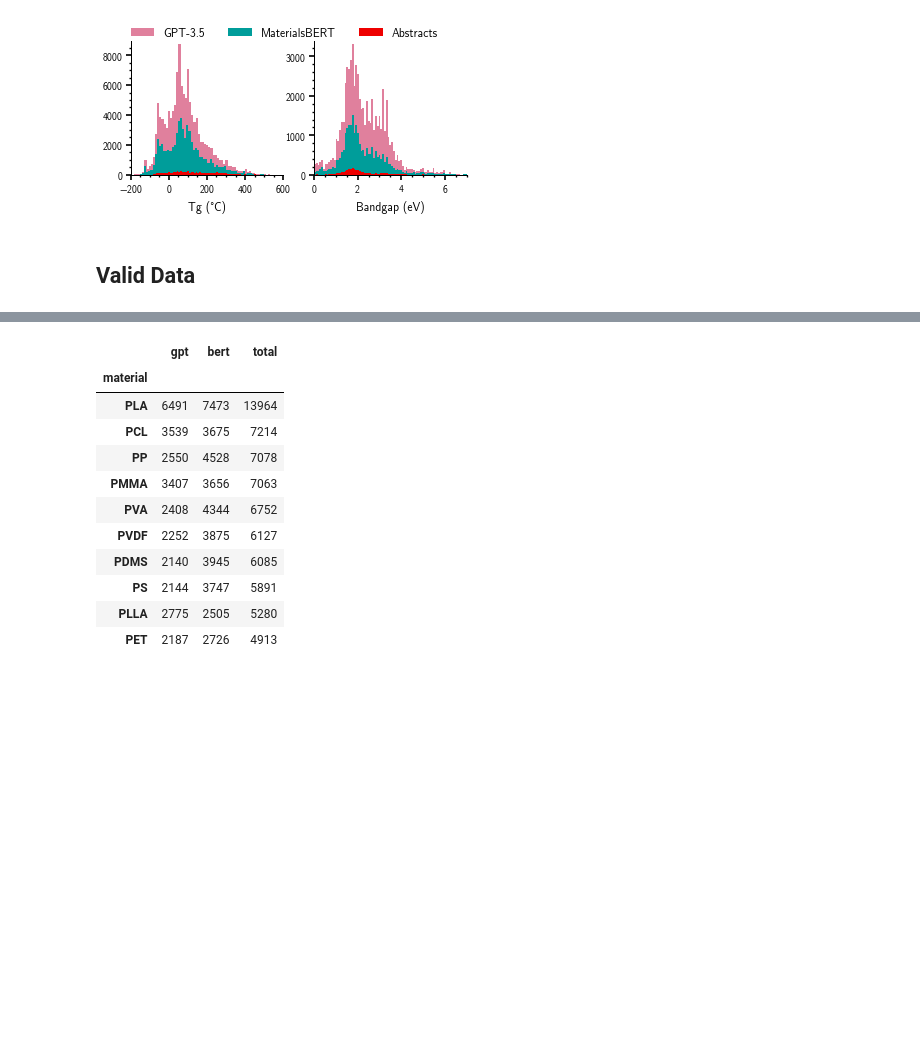
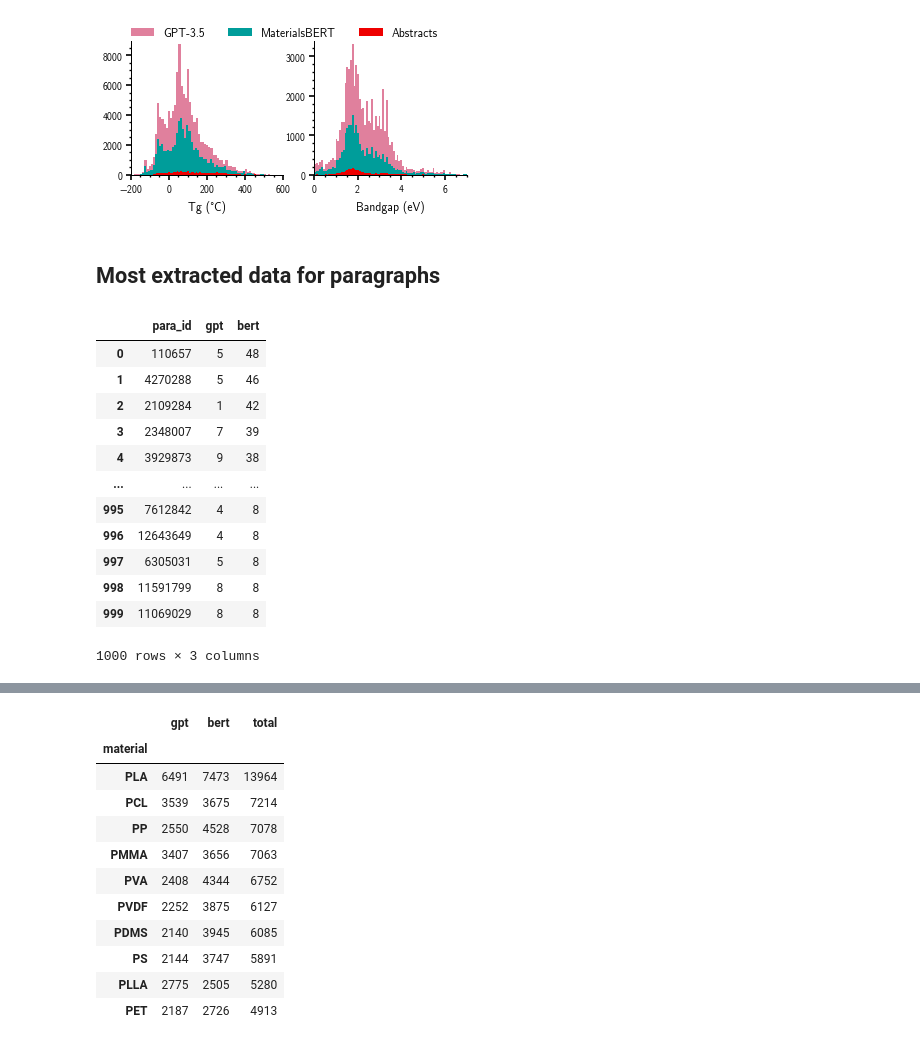
Before and after one commit to Ramprasad-Group/PromptDataExtraction, a Jupyter notebook: notebooks/GPT_vs_MBert.ipynb, the cells around one changed output, grey strips where cells are left out. Saved outputs shown, nothing was run; the diff lists cells and outputs as text; code cells hidden in the pictures; blank space fills up the shorter version.

```diff
--- a/notebooks/GPT_vs_MBert.ipynb
+++ b/notebooks/GPT_vs_MBert.ipynb
@@ -121,5 +121,39 @@ plt.savefig('notebooks/Extracted-Data-Histograms.png', dpi=600)
 plt.show()
 # %% [output]
 [figure]
-# %% [markdown]
-## Valid Data
+# %% [markdown]
+## Most extracted data for paragraphs
+# %%
+most = execute("""
+    SELECT
+        em.para_id,
+        sum(CASE WHEN ed."method" = 'GPT-3.5' 		THEN 1 ELSE 0 END) AS GPT,
+        sum(CASE WHEN ed."method" = 'MaterialsBERT' THEN 1 ELSE 0 END) AS BERT
+    FROM extracted_data ed
+    JOIN extracted_properties ep ON ep.id = ed.property_id
+    JOIN extracted_materials em ON em.id = ep.material_id
+    WHERE EXISTS (
+        SELECT fp.para_id FROM filtered_paragraphs fp
+        WHERE fp.filter_name LIKE '%_ner_full'
+        AND fp.para_id = em.para_id
+    )
+    GROUP BY em.para_id
+    ORDER BY BERT DESC
+    LIMIT 1000;
+""")
+
+most
+# %% [output]
+|  | para_id | gpt | bert |
+| 0 | 110657 | 5 | 48 |
+| 1 | 4270288 | 5 | 46 |
+| 2 | 2109284 | 1 | 42 |
+| 3 | 2348007 | 7 | 39 |
+| 4 | 3929873 | 9 | 38 |
+| ... | ... | ... | ... |
+| 995 | 7612842 | 4 | 8 |
+| 996 | 12643649 | 4 | 8 |
+| 997 | 6305031 | 5 | 8 |
+| 998 | 11591799 | 8 | 8 |
+| 999 | 11069029 | 8 | 8 |
+1000 rows × 3 columns
```
Also changed, not shown: parts of 4 cells of this notebook.
